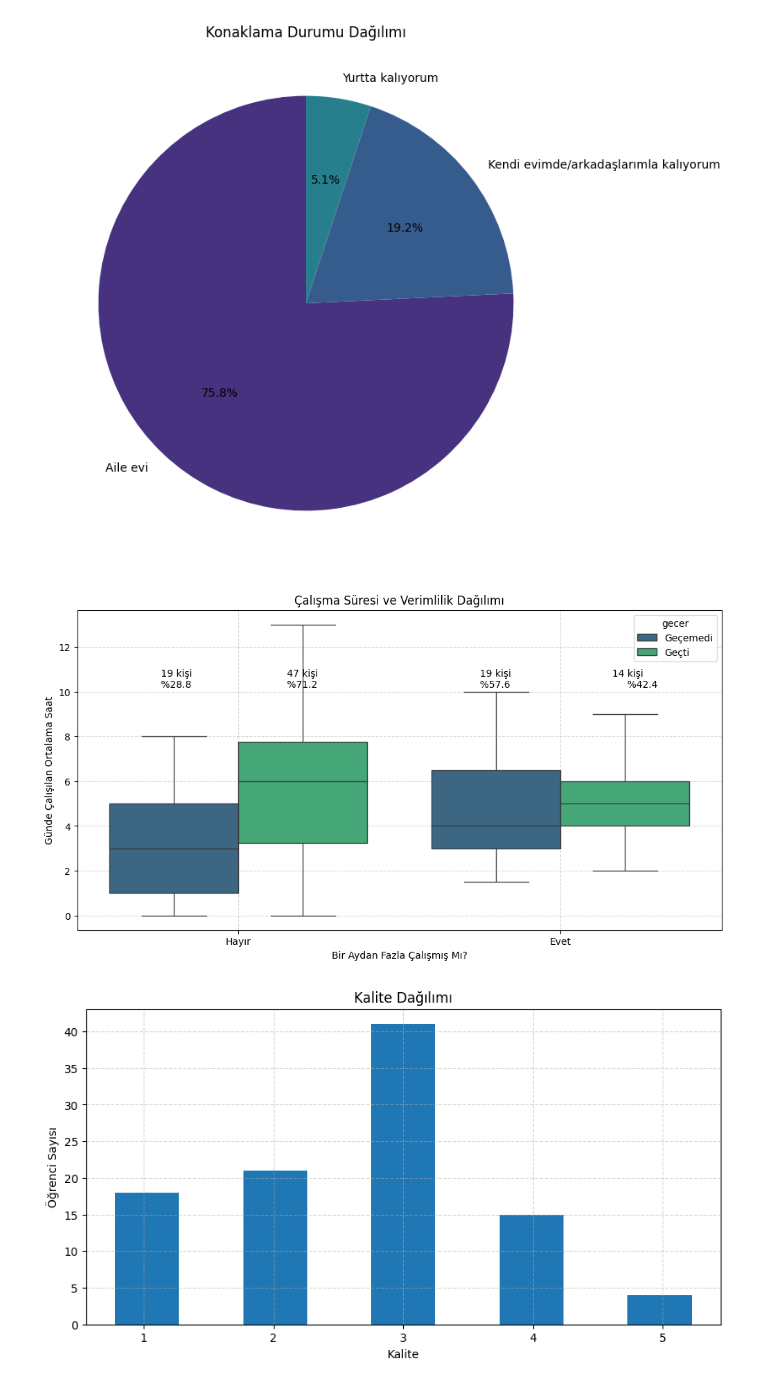
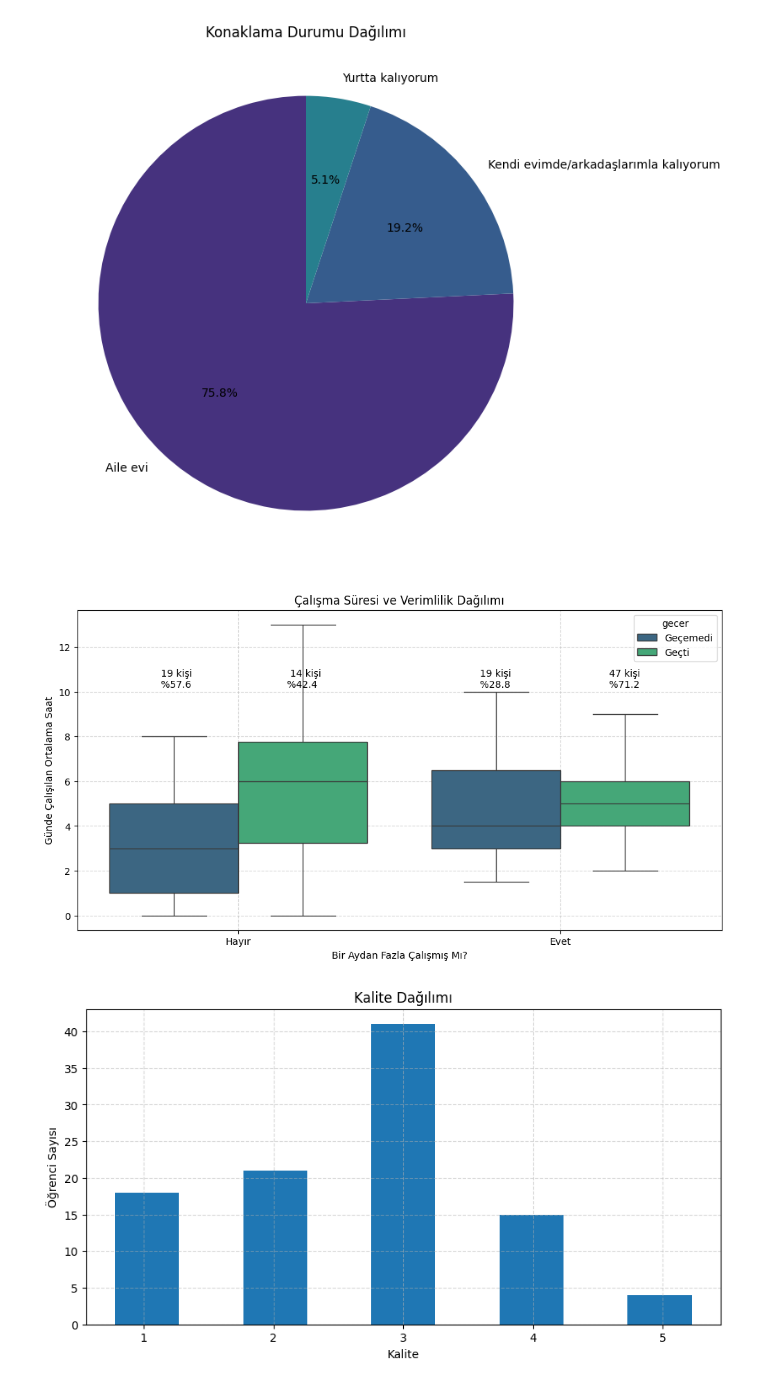
Before and after one commit to kemaldoguoktay/hmgs-analiz, a Jupyter notebook: hmgs.ipynb, the cells around one changed output. Saved outputs shown, nothing was run; the diff lists cells and outputs as text; code cells hidden in the pictures.

```diff
--- a/hmgs.ipynb
+++ b/hmgs.ipynb
@@ -884,17 +884,17 @@ hayır_gecti = len(df[(df["birden_fazla_ay"] == "Hayır") & (df["gecer"] == "Ge
 # %%
 plt.figure(figsize=(12, 6))
 sns.boxplot(data=df, x='birden_fazla_ay', y='calisma', hue="gecer", palette="viridis")
 plt.xlabel('Bir Aydan Fazla Çalışmış Mı?')
 plt.ylabel('Günde Çalışılan Ortalama Saat')
 plt.title('Çalışma Süresi ve Verimlilik Dağılımı')
-plt.text(-0.25,10.2,f" {evet_gecemedi} kişi\n %{round(evet_gecemedi*100/(evet_gecemedi+evet_gecti),1)}")
-plt.text(0.14,10.2,f" {evet_gecti} kişi\n %{round(evet_gecti*100/(evet_gecti+evet_gecemedi),1)}")
-plt.text(0.73,10.2,f"  {hayır_gecemedi} kişi\n  %{round(hayır_gecemedi*100/(hayır_gecti+hayır_gecemedi),1)}")
-plt.text(1.14,10.2,f"  {hayır_gecti} kişi\n       %{round(hayır_gecti*100/(hayır_gecemedi+hayır_gecti),1)}")
+plt.text(-0.25,10.2,f" {hayır_gecemedi} kişi\n %{round(hayır_gecemedi*100/(hayır_gecti+hayır_gecemedi),1)}")
+plt.text(0.14,10.2,f"  {hayır_gecti} kişi\n %{round(hayır_gecti*100/(hayır_gecemedi+hayır_gecti),1)}")
+plt.text(0.73,10.2,f"  {evet_gecemedi} kişi\n  %{round(evet_gecemedi*100/(evet_gecemedi+evet_gecti),1)}")
+plt.text(1.14,10.2,f" {evet_gecti} kişi\n %{round(evet_gecti*100/(evet_gecti+evet_gecemedi),1)}")
 plt.grid(True, linestyle='--', alpha=0.5)
 plt.show()
 # %% [output]
-[figure, old version]
+[figure, new version]
 # %%
 df.kalite.hist(figsize=(10,5), bins=9)
 plt.grid(True, linestyle='--', alpha=0.5)
```
Also changed, not shown: parts of 3 cells of this notebook.
